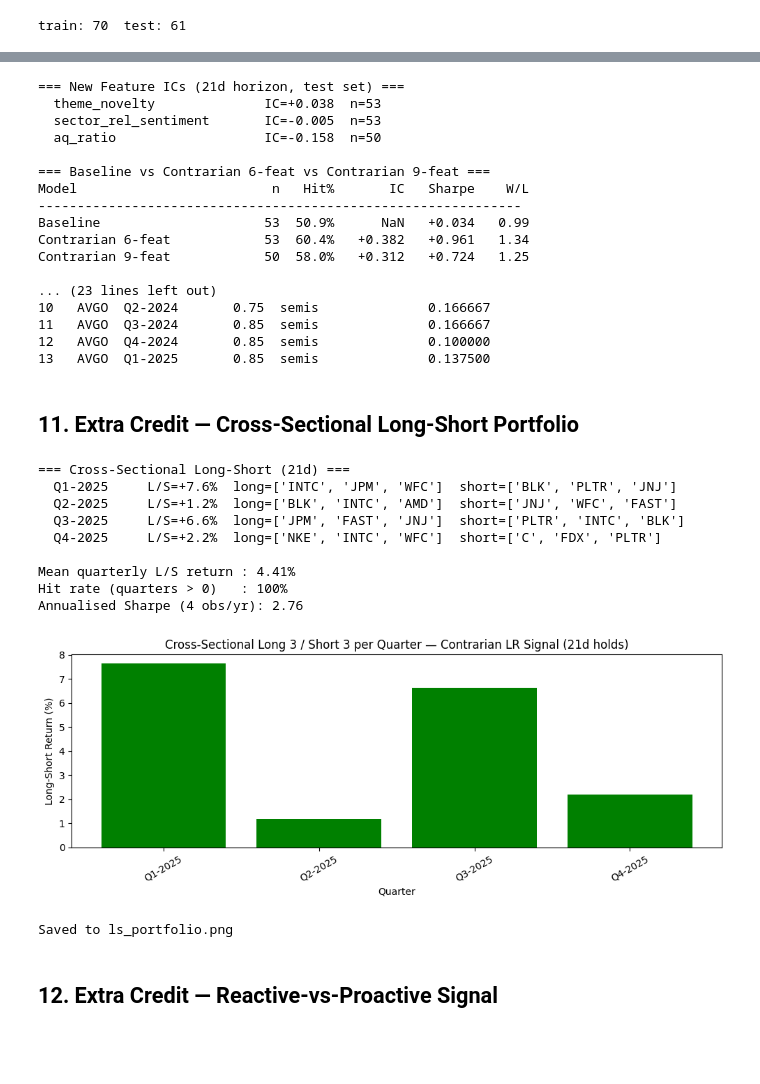
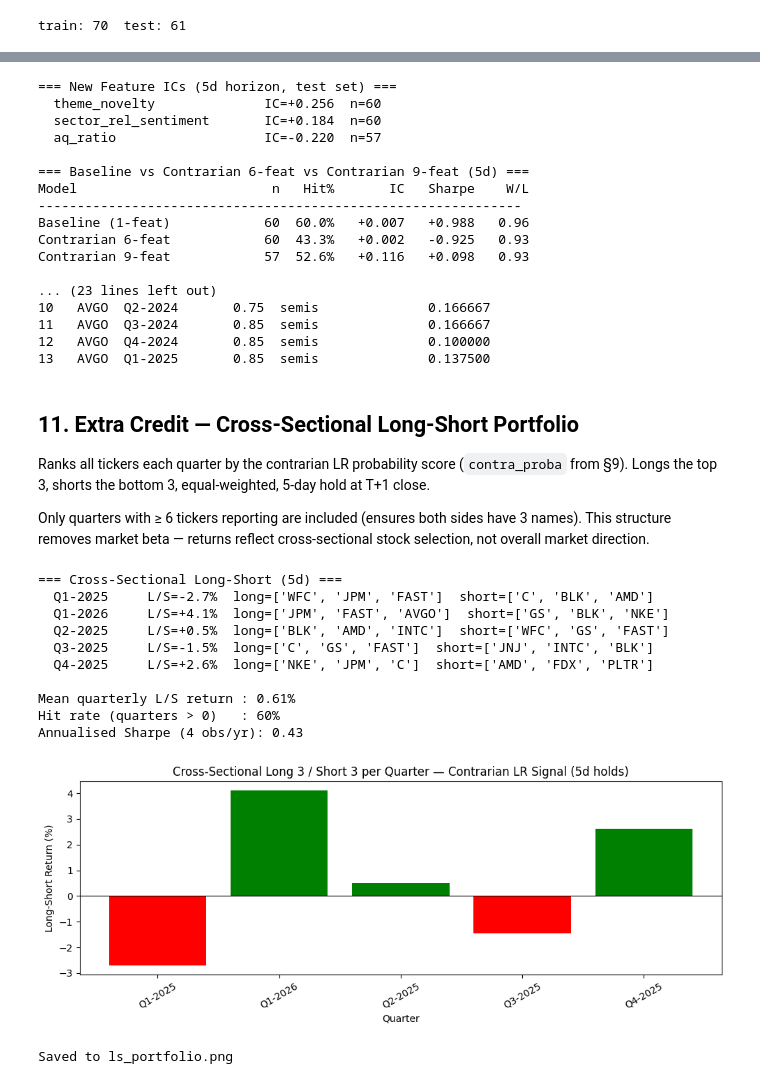
Before and after one commit to liny-r/nlp-transcript-assignment, a Jupyter notebook: Assignment_1_YueqiLin.ipynb, the cells around one changed output, grey strips where cells are left out. Saved outputs shown, nothing was run; the diff lists cells and outputs as text; code cells hidden in the pictures; blank space fills up the shorter version.

```diff
--- a/Assignment_1_YueqiLin.ipynb
+++ b/Assignment_1_YueqiLin.ipynb
@@ -57,7 +59,7 @@ Transcripts are pre-unzipped in `ECT/`. LLM outputs are cached in `cache/extract
 
 Adjust `ROOT` if running from a different directory.
 # %%
-ROOT        = Path("/Users/yueqilin/Desktop/9796 NLP/Transcript Assignment")
+ROOT        = Path("/Users/yueqilin/Desktop/9796 NLP/Transcript Assignment2/Transcript Assignment")
 TRANSCRIPTS = ROOT / 'ECT'          # already unzipped
 CACHE       = ROOT / 'cache'
 EXTRACTIONS = CACHE / 'extractions'
@@ -698,11 +1048,11 @@ With only 70 training rows, the 9-feature model slightly underperforms (Sharpe +
 # %%
 # ── Individual ICs for the three new features ─────────────────────────────────
-print("=== New Feature ICs (21d horizon, test set) ===")
+print(f"=== New Feature ICs ({HORIZON}d horizon, test set) ===")
 for feat in ['theme_novelty', 'sector_rel_sentiment', 'aq_ratio']:
     sub = test.dropna(subset=[feat, RET_COL])
     if len(sub) < 10:
         print(f"  {feat:<26} n too small"); continue
-    ic = sub[[feat, RET_COL]].corr(method='spearman').iloc[0,1]
+    ic = sub[[feat, RET_COL]].corr(method='spearman').iloc[0, 1]
     print(f"  {feat:<26} IC={ic:+.3f}  n={len(sub)}")
 
 # ── Enhanced 9-feature LogReg ──────────────────────────────────────────────────
@@ -713,7 +1063,7 @@ X_te9, y_te9, d_te9 = make_xy(test,  feats=FEATS_9)
 
 scaler9 = StandardScaler()
 X_tr9_s = scaler9.fit_transform(X_tr9)
-X_te9_s  = scaler9.transform(X_te9)
+X_te9_s = scaler9.transform(X_te9)
 
 lr9 = LogisticRegression(C=0.1, max_iter=500, random_state=42)
 lr9.fit(X_tr9_s, y_tr9)
@@ -721,38 +1071,35 @@ lr9.fit(X_tr9_s, y_tr9)
 lr9_signal    = pd.Series(lr9.predict(X_te9_s).astype(float), index=d_te9.index)
 contra9_signal = -lr9_signal
 
-r_base  = backtest(test,  baseline_signal(test))
-r_lr6   = backtest(d_te,  contra_signal)          # existing contrarian
-r_lr9   = backtest(d_te9, contra9_signal)          # enhanced contrarian
+r_lr6 = backtest(d_te,  contra_signal)
+r_lr9 = backtest(d_te9, contra9_signal)
 
-print("\n=== Baseline vs Contrarian 6-feat vs Contrarian 9-feat ===")
+print(f"\n=== Baseline vs Contrarian 6-feat vs Contrarian 9-feat ({HORIZON}d) ===")
 print(f"{'Model':<26} {'n':>4} {'Hit%':>6} {'IC':>8} {'Sharpe':>8} {'W/L':>6}")
 print('-' * 62)
-for name, r in [('Baseline',r_base),('Contrarian 6-feat',r_lr6),('Contrarian 9-feat',r_lr9)]:
-    ic_s  = f"{r['rank_IC']:+.3f}" if r['rank_IC']==r['rank_IC'] else '   NaN'
-    wl_s  = f"{r['win_loss_ratio']:.2f}" if r['win_loss_ratio']==r['win_loss_ratio'] else '  NaN'
+for name, r in [('Baseline (1-feat)', r_base), ('Contrarian 6-feat', r_lr6), ('Contrarian 9-feat', r_lr9)]:
+    ic_s = f"{r['rank_IC']:+.3f}" if r['rank_IC'] == r['rank_IC'] else '   NaN'
+    wl_s = f"{r['win_loss_ratio']:.2f}" if r['win_loss_ratio'] == r['win_loss_ratio'] else '  NaN'
     print(f"{name:<26} {r['n']:>4} {r['hit_rate']*100:>5.1f}% {ic_s:>8} {r['naive_sharpe']:>+8.3f} {wl_s:>6}")
 
-# Feature importance
 print("\nEnhanced LogReg coefficients (std-normalised):")
 for feat, coef in sorted(zip(FEATS_9, lr9.coef_[0]), key=lambda x: -abs(x[1])):
     print(f"  {feat:<26} {coef:+.3f}")
 
-# Sector-relative sentiment arc — show it fixes anchoring
-print("\n=== Sector-relative sentiment (first 14 rows) ===")
-print(features[['ticker','quarter','sentiment','sector','sector_rel_sentiment']].head(14).to_string())
+print(f"\n=== Sector-relative sentiment (first 14 rows) ===")
+print(features[['ticker', 'quarter', 'sentiment', 'sector', 'sector_rel_sentiment']].head(14).to_string())
 # %% [output]
-=== New Feature ICs (21d horizon, test set) ===
-  theme_novelty              IC=+0.038  n=53
-  sector_rel_sentiment       IC=-0.005  n=53
-  aq_ratio                   IC=-0.158  n=50
+=== New Feature ICs (5d horizon, test set) ===
+  theme_novelty              IC=+0.256  n=60
+  sector_rel_sentiment       IC=+0.184  n=60
+  aq_ratio                   IC=-0.220  n=57
 
-=== Baseline vs Contrarian 6-feat vs Contrarian 9-feat ===
+=== Baseline vs Contrarian 6-feat vs Contrarian 9-feat (5d) ===
 Model                         n   Hit%       IC   Sharpe    W/L
 --------------------------------------------------------------
-Baseline                     53  50.9%      NaN   +0.034   0.99
-Contrarian 6-feat            53  60.4%   +0.382   +0.961   1.34
-Contrarian 9-feat            50  58.0%   +0.312   +0.724   1.25
+Baseline (1-feat)            60  60.0%   +0.007   +0.988   0.96
+Contrarian 6-feat            60  43.3%   +0.002   -0.925   0.93
+Contrarian 9-feat            57  52.6%   +0.116   +0.098   0.93
 
 ... (23 lines left out)
 10   AVGO  Q2-2024       0.75  semis              0.166667
@@ -761,60 +1108,65 @@ Contrarian 9-feat            50  58.0%   +0.312   +0.724   1.25
 13   AVGO  Q1-2025       0.85  semis              0.137500
 # %% [markdown]
 ## 11. Extra Credit — Cross-Sectional Long-Short Portfolio
+
+Ranks all tickers each quarter by the contrarian LR probability score (`contra_proba` from §9).
+Longs the top 3, shorts the bottom 3, equal-weighted, 5-day hold at T+1 close.
+
+Only quarters with ≥ 6 tickers reporting are included (ensures both sides have 3 names).
+This structure removes market beta — returns reflect cross-sectional stock selection, not overall market direction.
 # %%
 # Rank all tickers each quarter by contrarian probability; long top-3, short bottom-3.
 ls_rows = []
-for quarter, grp in d_te.dropna(subset=['fwd_excess_21d']).groupby('quarter'):
+for quarter, grp in d_te.dropna(subset=[RET_COL]).groupby('quarter'):
     if len(grp) < 6:
         continue
     grp = grp.sort_values('contra_proba', ascending=False).reset_index(drop=True)
     longs  = grp.head(3)
     shorts = grp.tail(3)
-    ls_ret = longs['fwd_excess_21d'].mean() - shorts['fwd_excess_21d'].mean()
+    ls_ret = longs[RET_COL].mean() - shorts[RET_COL].mean()
     ls_rows.append({
         'quarter': quarter,
         'ls_return': ls_ret,
         'longs':  list(longs['ticker']),
         'shorts': list(shorts['ticker']),
     })
 
 ls_df = pd.DataFrame(ls_rows).sort_values('quarter').reset_index(drop=True)
 
-print("=== Cross-Sectional Long-Short (21d) ===")
+print(f"=== Cross-Sectional Long-Short ({HORIZON}d) ===")
 for _, row in ls_df.iterrows():
     sign = '+' if row['ls_return'] > 0 else ''
     print(f"  {row['quarter']:10}  L/S={sign}{row['ls_return']*100:.1f}%"
           f"  long={row['longs']}  short={row['shorts']}")
 
 print(f"\nMean quarterly L/S return : {ls_df['ls_return'].mean()*100:.2f}%")
 print(f"Hit rate (quarters > 0)   : {(ls_df['ls_return'] > 0).mean()*100:.0f}%")
 ann_sharpe = ls_df['ls_return'].mean() / (ls_df['ls_return'].std() + 1e-9) * np.sqrt(4)
 print(f"Annualised Sharpe (4 obs/yr): {ann_sharpe:.2f}")
 
 # Bar chart
 fig, ax = plt.subplots(figsize=(10, 4))
 colors = ['green' if r > 0 else 'red' for r in ls_df['ls_return']]
 ax.bar(ls_df['quarter'], ls_df['ls_return'] * 100, color=colors)
 ax.axhline(0, color='black', linewidth=0.8)
 ax.set_xlabel('Quarter')
 ax.set_ylabel('Long-Short Return (%)')
-ax.set_title('Cross-Sectional Long 3 / Short 3 per Quarter — Contrarian LR Signal (21d holds)')
+ax.set_title(f'Cross-Sectional Long 3 / Short 3 per Quarter — Contrarian LR Signal ({HORIZON}d holds)')
 plt.xticks(rotation=30)
 fig.tight_layout()
 plt.savefig('ls_portfolio.png', dpi=150)
 plt.show()
 print('Saved to ls_portfolio.png')
 # %% [output]
-=== Cross-Sectional Long-Short (21d) ===
-  Q1-2025     L/S=+7.6%  long=['INTC', 'JPM', 'WFC']  short=['BLK', 'PLTR', 'JNJ']
-  Q2-2025     L/S=+1.2%  long=['BLK', 'INTC', 'AMD']  short=['JNJ', 'WFC', 'FAST']
-  Q3-2025     L/S=+6.6%  long=['JPM', 'FAST', 'JNJ']  short=['PLTR', 'INTC', 'BLK']
-  Q4-2025     L/S=+2.2%  long=['NKE', 'INTC', 'WFC']  short=['C', 'FDX', 'PLTR']
+=== Cross-Sectional Long-Short (5d) ===
+  Q1-2025     L/S=-2.7%  long=['WFC', 'JPM', 'FAST']  short=['C', 'BLK', 'AMD']
+  Q1-2026     L/S=+4.1%  long=['JPM', 'FAST', 'AVGO']  short=['GS', 'BLK', 'NKE']
+  Q2-2025     L/S=+0.5%  long=['BLK', 'AMD', 'INTC']  short=['WFC', 'GS', 'FAST']
+  Q3-2025     L/S=-1.5%  long=['C', 'GS', 'FAST']  short=['JNJ', 'INTC', 'BLK']
+  Q4-2025     L/S=+2.6%  long=['NKE', 'JPM', 'C']  short=['AMD', 'FDX', 'PLTR']
 
-Mean quarterly L/S return : 4.41%
-Hit rate (quarters > 0)   : 100%
-Annualised Sharpe (4 obs/yr): 2.76
+Mean quarterly L/S return : 0.61%
+Hit rate (quarters > 0)   : 60%
+Annualised Sharpe (4 obs/yr): 0.43
-[figure, old version]
+[figure, new version]
 Saved to ls_portfolio.png
-# %% [markdown]
-## 12. Extra Credit — Reactive-vs-Proactive Signal
```
Also changed, not shown: parts of 27 cells of this notebook, 4 other files.
